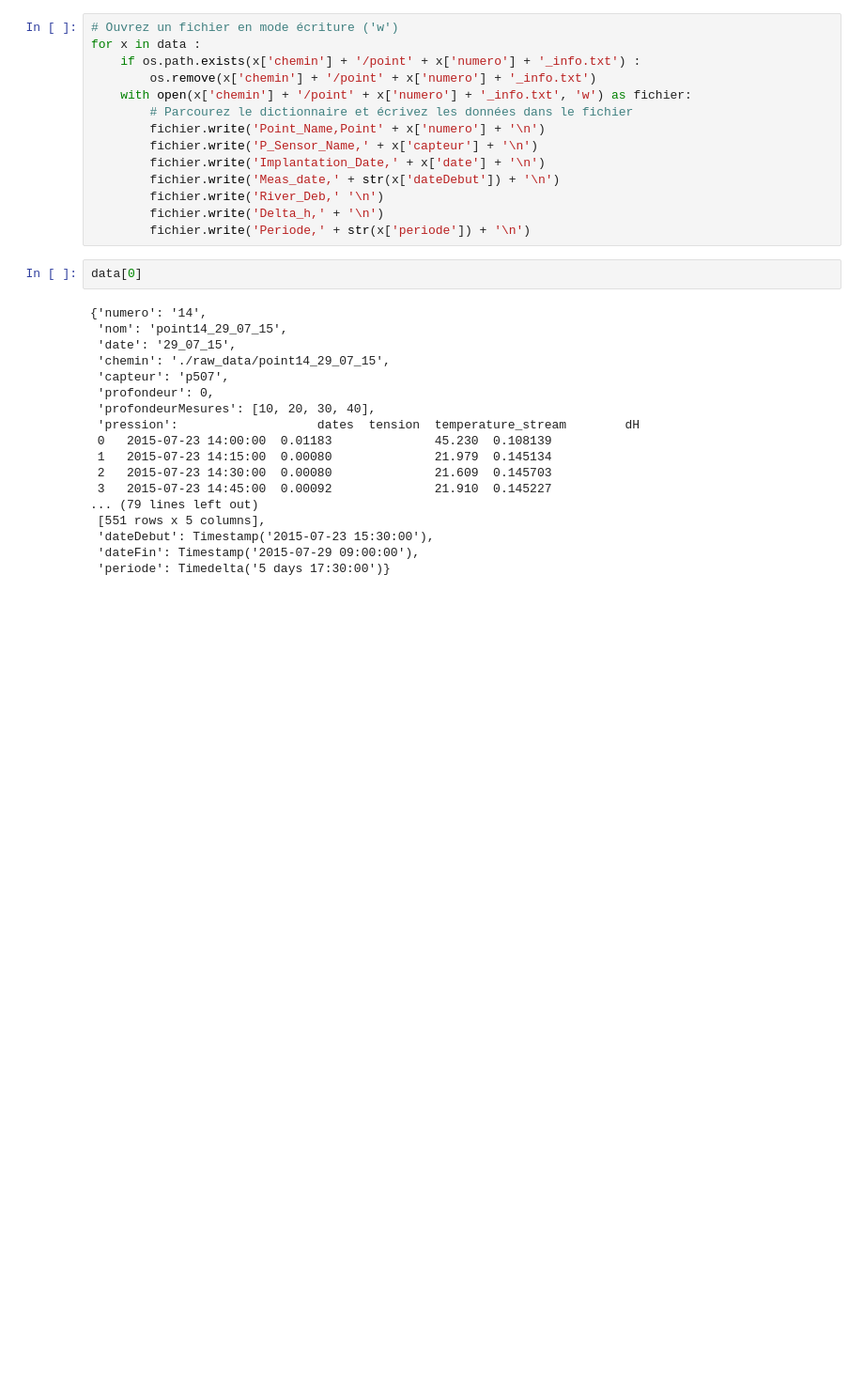
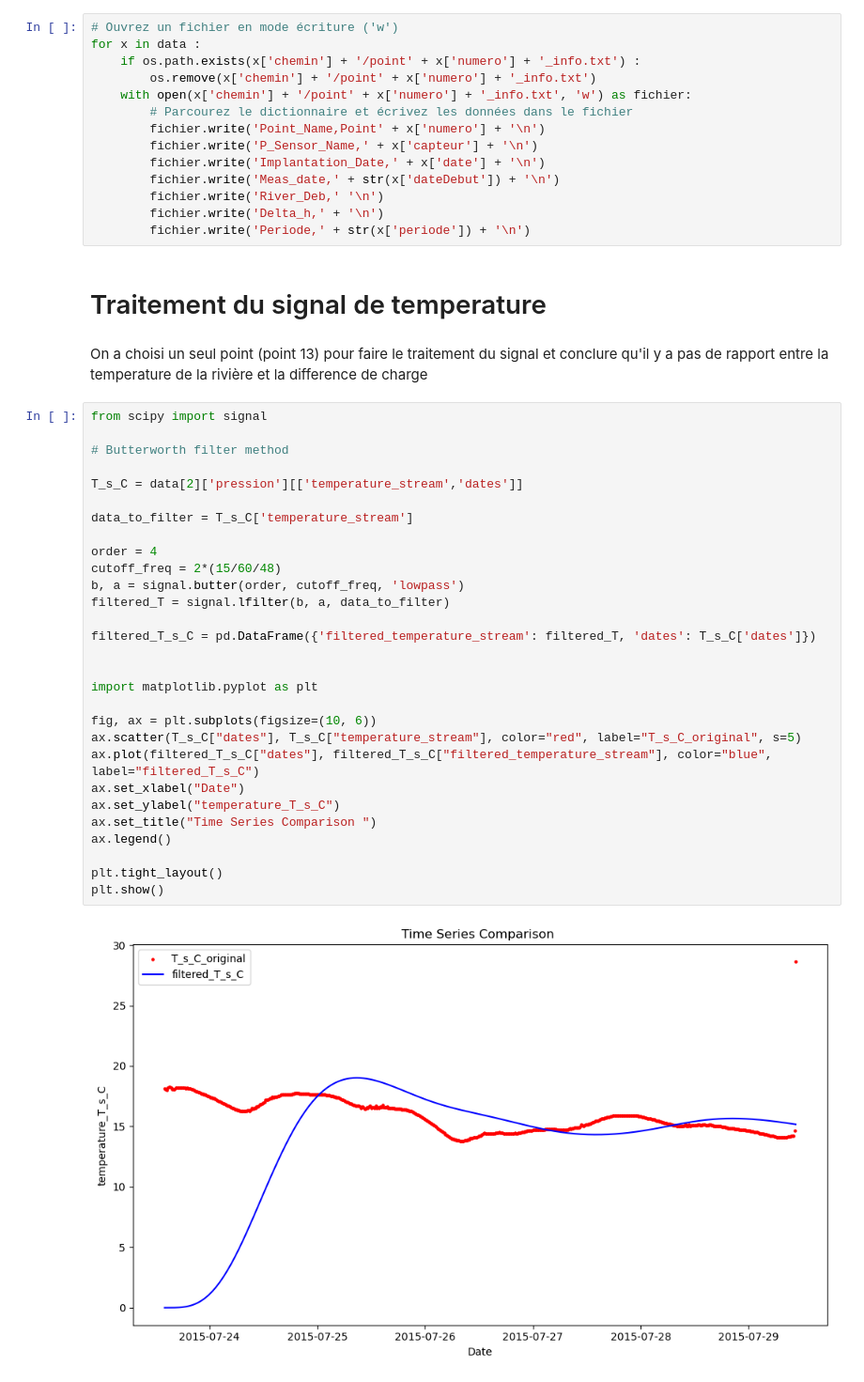
Before and after one commit to Lauredesorgues/MOLONARI_projet_3-, a Jupyter notebook: traitement_data_molonari_12-10_Francisco.ipynb, the cells around one changed output. Shown at 94% size. Saved outputs shown, nothing was run; the diff lists cells and outputs as text; blank space fills up the shorter version.

Commit message:
ajoute traitement signal

```diff
--- a/traitement_data_molonari_12-10_Francisco.ipynb
+++ b/traitement_data_molonari_12-10_Francisco.ipynb
@@ -249,23 +248,38 @@ for x in data :
         fichier.write('River_Deb,' '\n')
         fichier.write('Delta_h,' + '\n')
         fichier.write('Periode,' + str(x['periode']) + '\n')
-# %%
-data[0]
-# %% [output]
-{'numero': '14',
- 'nom': 'point14_29_07_15',
- 'date': '29_07_15',
- 'chemin': './raw_data/point14_29_07_15',
- 'capteur': 'p507',
- 'profondeur': 0,
- 'profondeurMesures': [10, 20, 30, 40],
- 'pression':                   dates  tension  temperature_stream        dH
- 0   2015-07-23 14:00:00  0.01183              45.230  0.108139
- 1   2015-07-23 14:15:00  0.00080              21.979  0.145134
- 2   2015-07-23 14:30:00  0.00080              21.609  0.145703
- 3   2015-07-23 14:45:00  0.00092              21.910  0.145227
-... (79 lines left out)
- [551 rows x 5 columns],
- 'dateDebut': Timestamp('2015-07-23 15:30:00'),
- 'dateFin': Timestamp('2015-07-29 09:00:00'),
- 'periode': Timedelta('5 days 17:30:00')}
+# %% [markdown]
+# Traitement du signal de temperature
+# %% [markdown]
+On a choisi un seul point (point 13) pour faire le traitement du signal et conclure qu'il y a pas de rapport entre la temperature de la rivière et la difference de charge
+# %%
+from scipy import signal
+
+# Butterworth filter method
+
+T_s_C = data[2]['pression'][['temperature_stream','dates']]
+
+data_to_filter = T_s_C['temperature_stream']
+
+order = 4
+cutoff_freq = 2*(15/60/48)
+b, a = signal.butter(order, cutoff_freq, 'lowpass')
+filtered_T = signal.lfilter(b, a, data_to_filter)
+
+filtered_T_s_C = pd.DataFrame({'filtered_temperature_stream': filtered_T, 'dates': T_s_C['dates']})
+
+
+import matplotlib.pyplot as plt
+
+fig, ax = plt.subplots(figsize=(10, 6))
+ax.scatter(T_s_C["dates"], T_s_C["temperature_stream"], color="red", label="T_s_C_original", s=5)
+ax.plot(filtered_T_s_C["dates"], filtered_T_s_C["filtered_temperature_stream"], color="blue", label="filtered_T_s_C")
+ax.set_xlabel("Date")
+ax.set_ylabel("temperature_T_s_C")
+ax.set_title("Time Series Comparison ")
+ax.legend()
+
+plt.tight_layout()
+plt.show()
+# %% [output]
+[figure, added]
```
Also changed, not shown: parts of 6 cells of this notebook.
